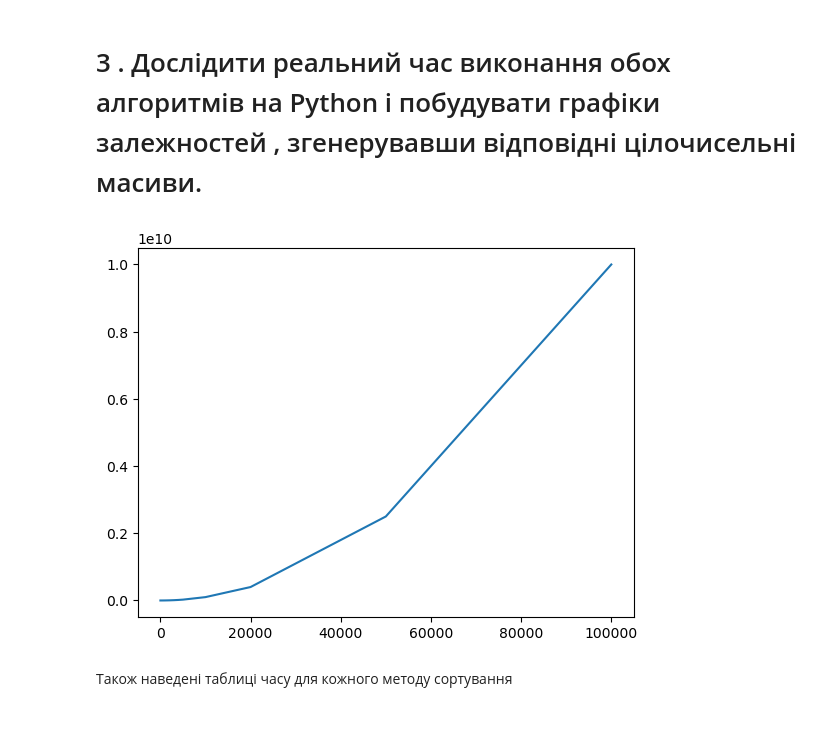
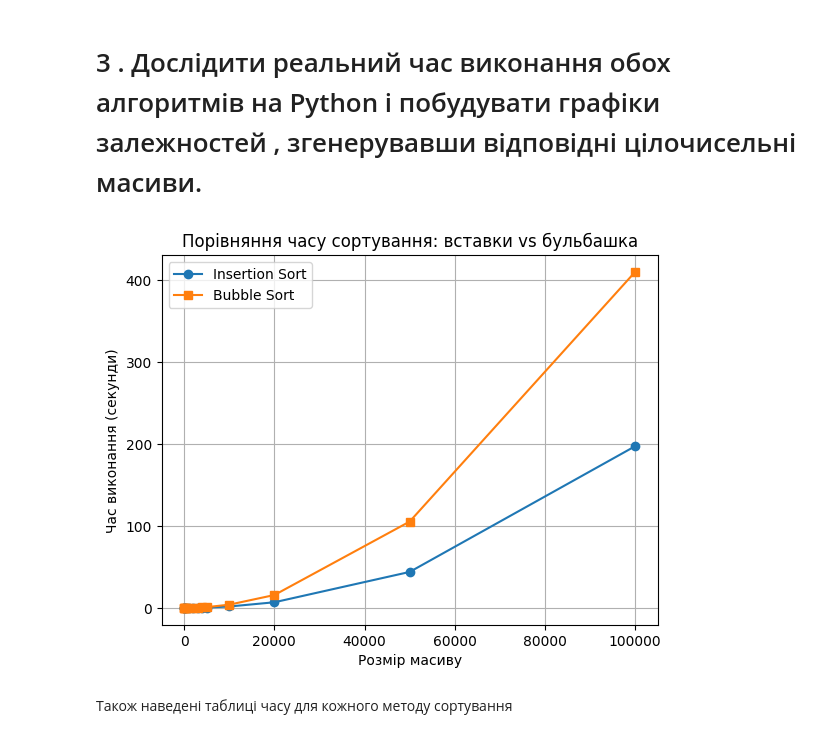
Before and after one commit to ASD-122-2025/Klingen, a Jupyter notebook: LABS/LAB3/lab_3_KlingenKiril.ipynb, the cells around one changed output. Cells and saved outputs as stored; diff of their text form; code cells hidden in the pictures.

```diff
--- a/LABS/LAB3/lab_3_KlingenKiril.ipynb
+++ b/LABS/LAB3/lab_3_KlingenKiril.ipynb
@@ -22,22 +22,57 @@ def bubble_sort(arr):
     return arr
 # %% [markdown]
 # 3 . Дослідити реальний час виконання обох алгоритмів на Python і побудувати графіки залежностей , згенерувавши відповідні цілочисельні масиви.
-# %%
-from matplotlib import pyplot as plt
-
-# x-axis values
-x = [5, 10, 50, 100, 500, 1000, 2000, 3000, 4000, 5000, 10000, 20000, 50000, 100000]
-
-# Y-axis values
-y = [25, 100, 2500, 10000, 250000, 1000000, 4000000, 9000000, 16000000, 25000000, 100000000, 400000000, 2500000000, 10000000000]
-
-# Function to plot
-plt.plot(x, y)
-
-# function to show the plot
-plt.show()
-# %% [output]
-[figure, removed]
+# %%
+import time
+import random
+import matplotlib.pyplot as plt
+
+# Сортування вставками
+def insertion_sort(arr):
+    for i in range(1, len(arr)):
+        key = arr[i]
+        j = i - 1
+        while j >=0 and arr[j] > key:
+            arr[j + 1] = arr[j]
+            j -= 1
+        arr[j + 1] = key
+
+# Сортування бульбашкою
+def bubble_sort(arr):
+    n = len(arr)
+    for i in range(n):
+        for j in range(0, n - i - 1):
+            if arr[j] > arr[j + 1]:
+                arr[j], arr[j + 1] = arr[j + 1], arr[j]
+
+# Функція для вимірювання часу
+def measure_time(sort_func, arr):
+    start = time.perf_counter()
+    sort_func(arr.copy())  # копіюємо масив, щоб не змінювати оригінал
+    end = time.perf_counter()
+    return end - start
+
+# Масиви різної довжини
+sizes = [5, 10, 50, 100, 500, 1000, 2000, 3000, 4000, 5000, 10000, 20000, 50000, 100000]
+times_insertion = []
+times_bubble = []
+
+for size in sizes:
+    arr = [random.randint(0, 10000) for _ in range(size)]
+    times_insertion.append(measure_time(insertion_sort, arr))
+    times_bubble.append(measure_time(bubble_sort, arr))
+
+# Побудова графіків
+plt.plot(sizes, times_insertion, label='Insertion Sort', marker='o')
+plt.plot(sizes, times_bubble, label='Bubble Sort', marker='s')
+plt.xlabel('Розмір масиву')
+plt.ylabel('Час виконання (секунди)')
+plt.title('Порівняння часу сортування: вставки vs бульбашка')
+plt.legend()
+plt.grid(True)
+plt.show()
+# %% [output]
+[figure, added]
 # %% [markdown]
 Також наведені таблиці часу для кожного методу сортування
 # %% [markdown]
```
Also changed, not shown: 1 other file.
